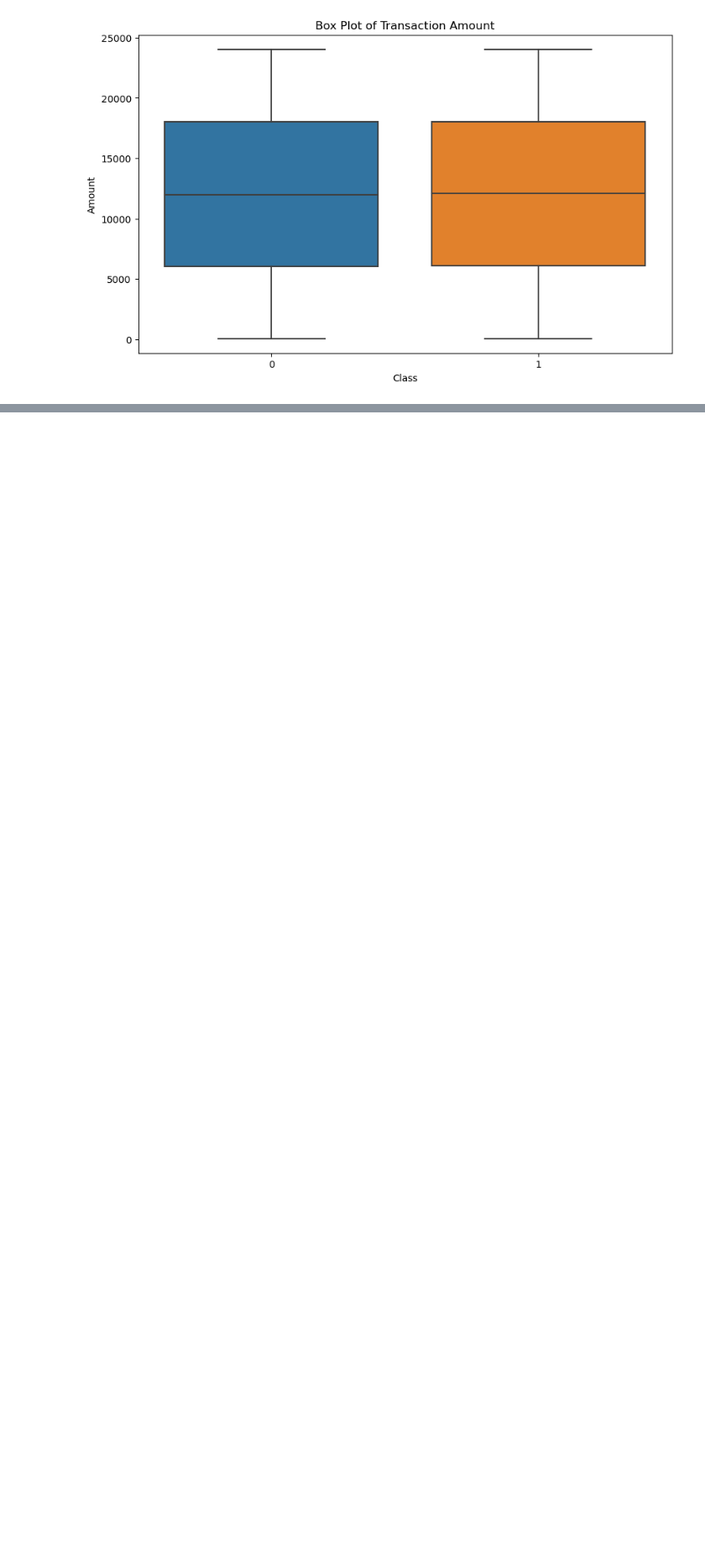
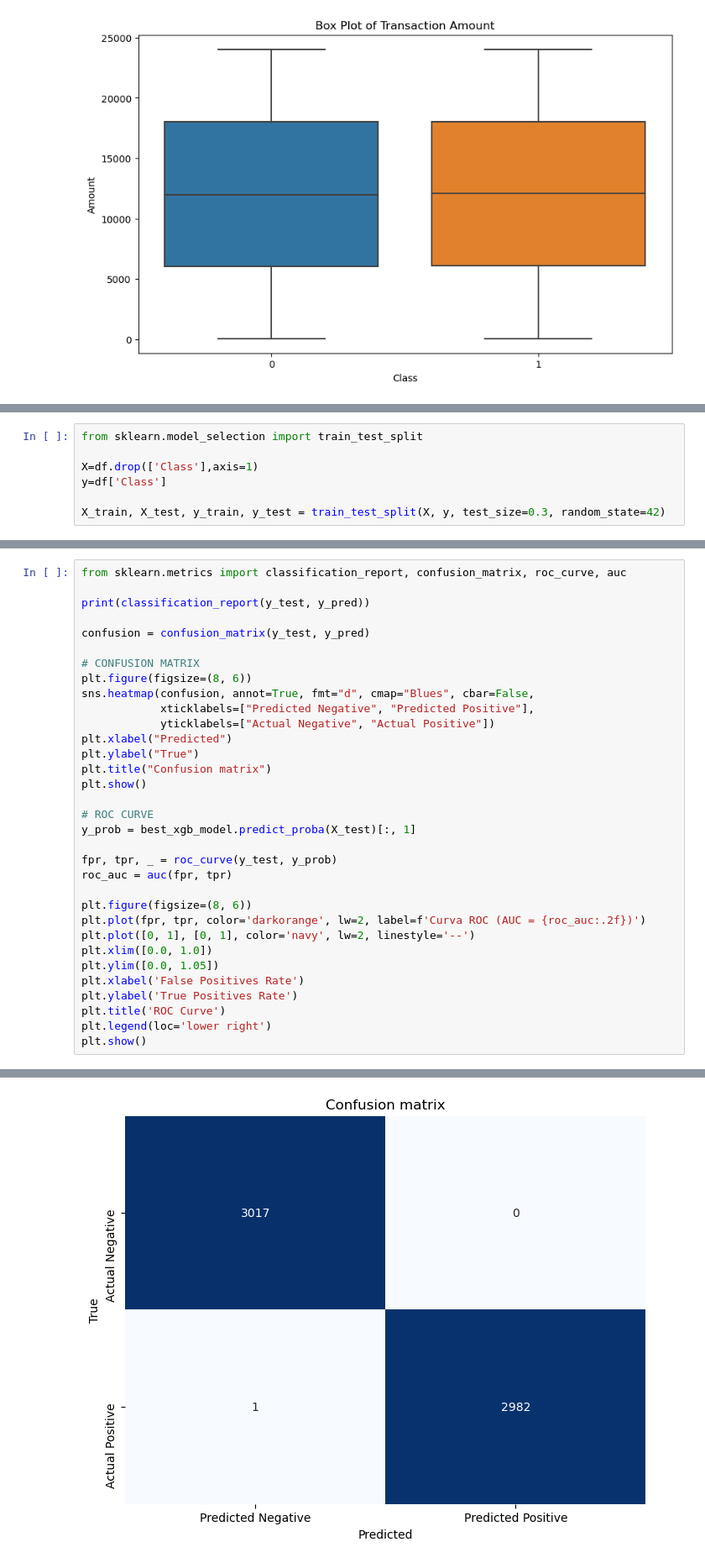
Before and after one commit to pablocimato/creditFraudModel, a Jupyter notebook: notebook.ipynb, the cells around one changed output, grey strips where cells are left out. Shown at 84% size. Drawn from its saved outputs; the diff is of its cells as text; blank space fills up the shorter version.

Commit message:
building_model_pipeline_stats

```diff
--- a/notebook.ipynb
+++ b/notebook.ipynb
@@ -83,0 +101,7 @@ plt.show()
+# %%
+from sklearn.model_selection import train_test_split
+
+X=df.drop(['Class'],axis=1)
+y=df['Class']
+
+X_train, X_test, y_train, y_test = train_test_split(X, y, test_size=0.3, random_state=42)
@@ -83,0 +146,34 @@ plt.show()
+# %%
+from sklearn.metrics import classification_report, confusion_matrix, roc_curve, auc
+
+print(classification_report(y_test, y_pred))
+
+confusion = confusion_matrix(y_test, y_pred)
+
+# CONFUSION MATRIX
+plt.figure(figsize=(8, 6))
+sns.heatmap(confusion, annot=True, fmt="d", cmap="Blues", cbar=False,
+            xticklabels=["Predicted Negative", "Predicted Positive"],
+            yticklabels=["Actual Negative", "Actual Positive"])
+plt.xlabel("Predicted")
+plt.ylabel("True")
+plt.title("Confusion matrix")
+plt.show()
+
+# ROC CURVE
+y_prob = best_xgb_model.predict_proba(X_test)[:, 1]
+
+fpr, tpr, _ = roc_curve(y_test, y_prob)
+roc_auc = auc(fpr, tpr)
+
+plt.figure(figsize=(8, 6))
+plt.plot(fpr, tpr, color='darkorange', lw=2, label=f'Curva ROC (AUC = {roc_auc:.2f})')
+plt.plot([0, 1], [0, 1], color='navy', lw=2, linestyle='--')
+plt.xlim([0.0, 1.0])
+plt.ylim([0.0, 1.05])
+plt.xlabel('False Positives Rate')
+plt.ylabel('True Positives Rate')
+plt.title('ROC Curve')
+plt.legend(loc='lower right')
+plt.show()
+# %% [output]
@@ -83,0 +188 @@ plt.show()
+[figure, added]
```
Also changed, not shown: parts of 7 cells of this notebook.
